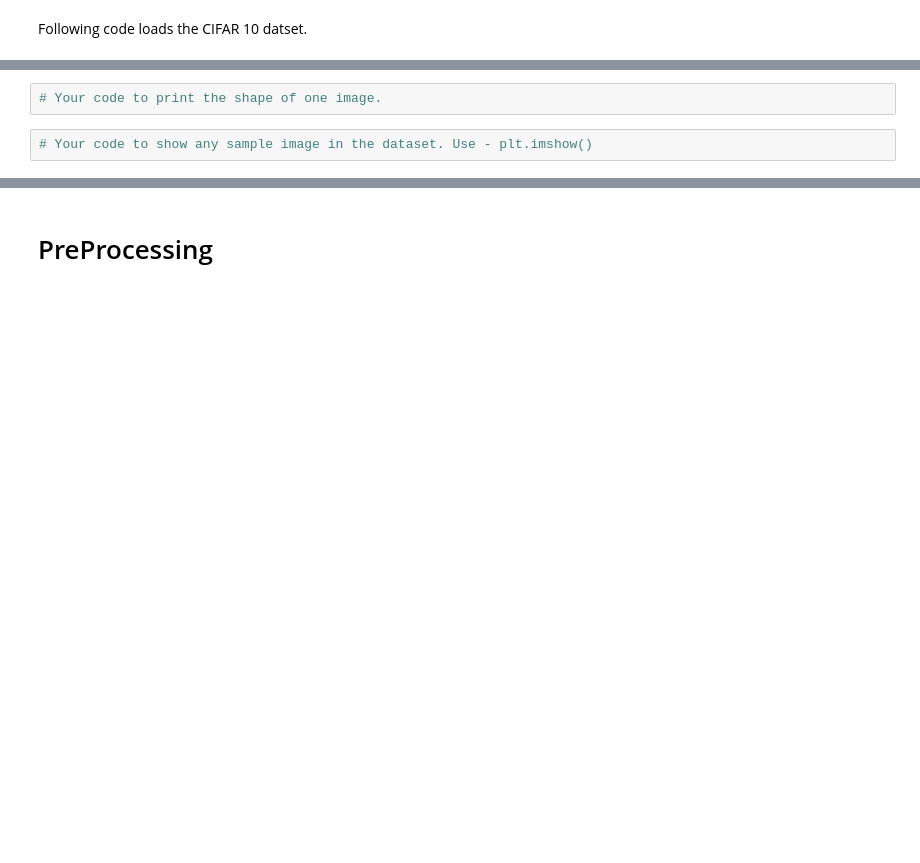
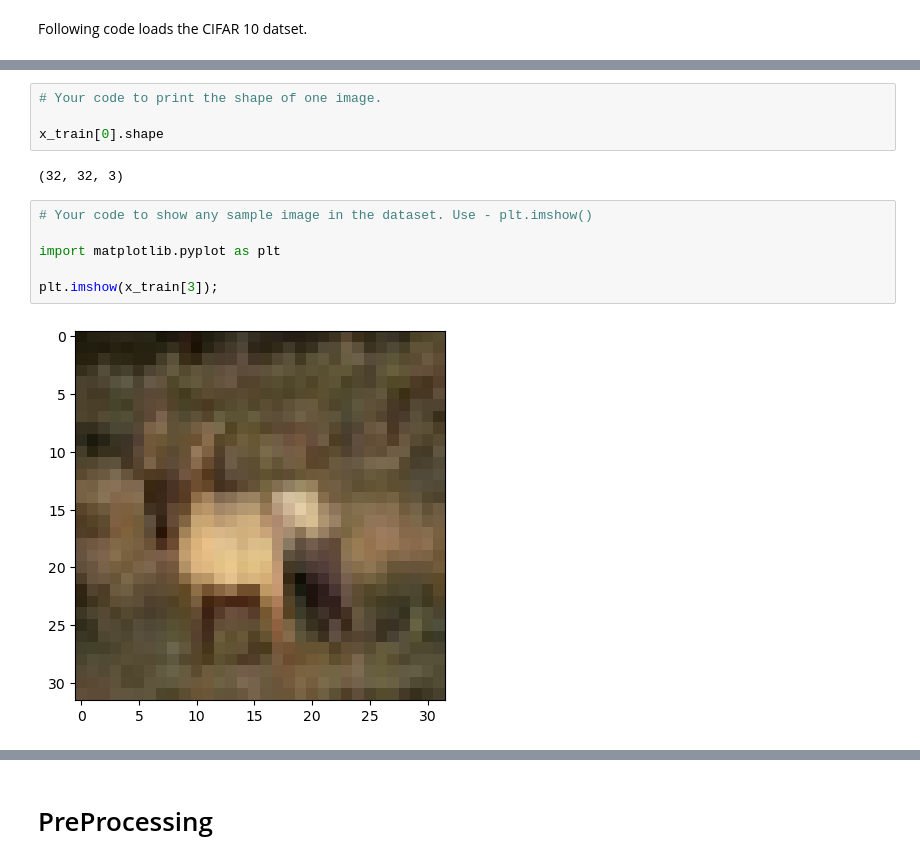
Before and after one commit to atabekdemurtaza/Neural-Computing-and-Deep-Learning-2023-MOD006568-TRI2-F01CAM-, a Jupyter notebook: week-5/Week_5_Convolution_Neural_Network-2.ipynb, the cells around one changed output, grey strips where cells are left out. Saved outputs shown, nothing was run; the diff lists cells and outputs as text; blank space fills up the shorter version.

```diff
--- a/week-5/Week_5_Convolution_Neural_Network-2.ipynb
+++ b/week-5/Week_5_Convolution_Neural_Network-2.ipynb
@@ -34,6 +40,16 @@ Downloading data from https://www.cs.toronto.edu/~kriz/cifar-10-python.tar.gz
 # %%
 # Your code to print the shape of one image.
+
+x_train[0].shape
+# %% [output]
+(32, 32, 3)
 # %%
 # Your code to show any sample image in the dataset. Use - plt.imshow()
+
+import matplotlib.pyplot as plt
+
+plt.imshow(x_train[3]);
+# %% [output]
+[figure, added]
 # %%
 # Show any other image
```
Also changed, not shown: parts of 33 cells of this notebook, 4 other files.
